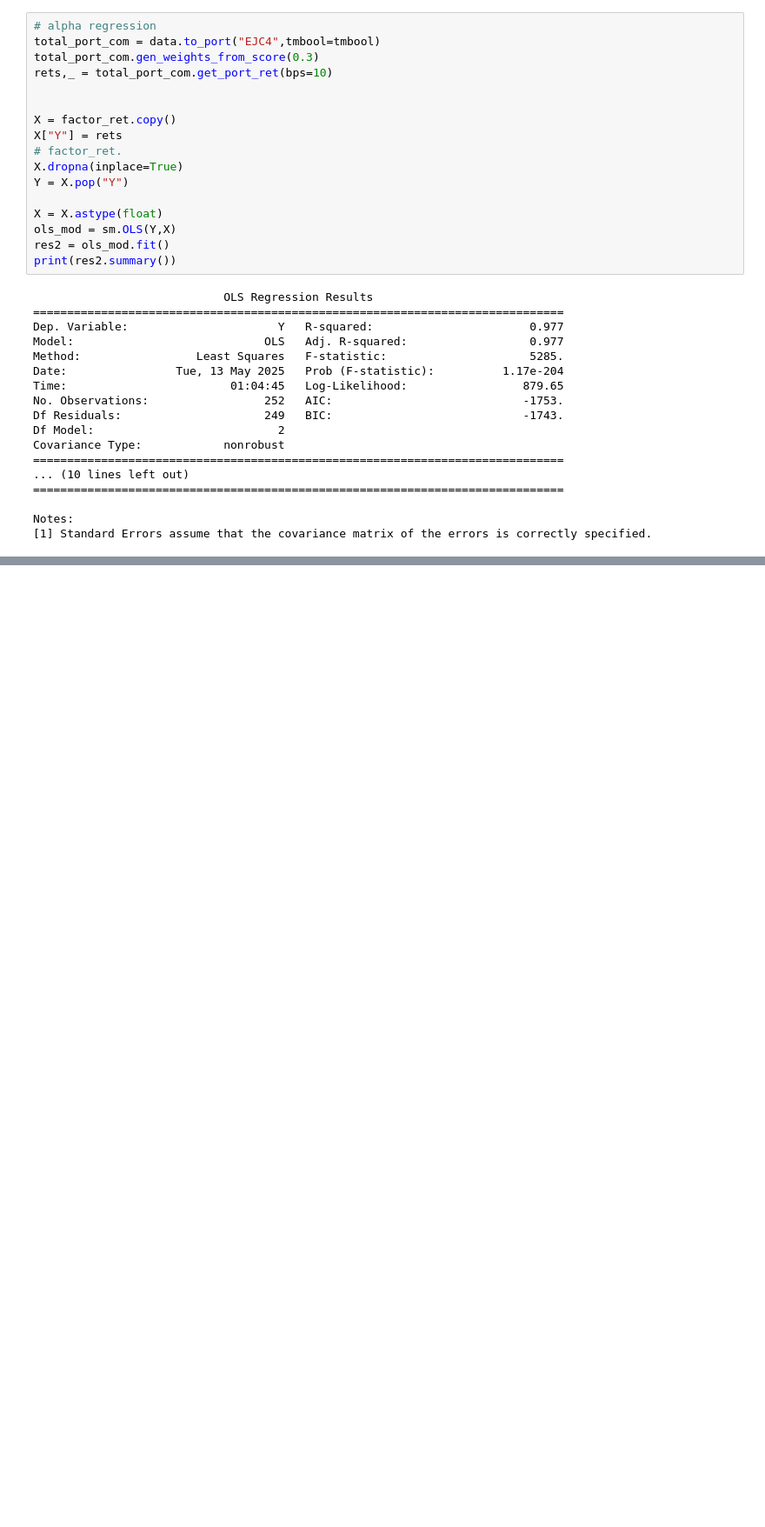
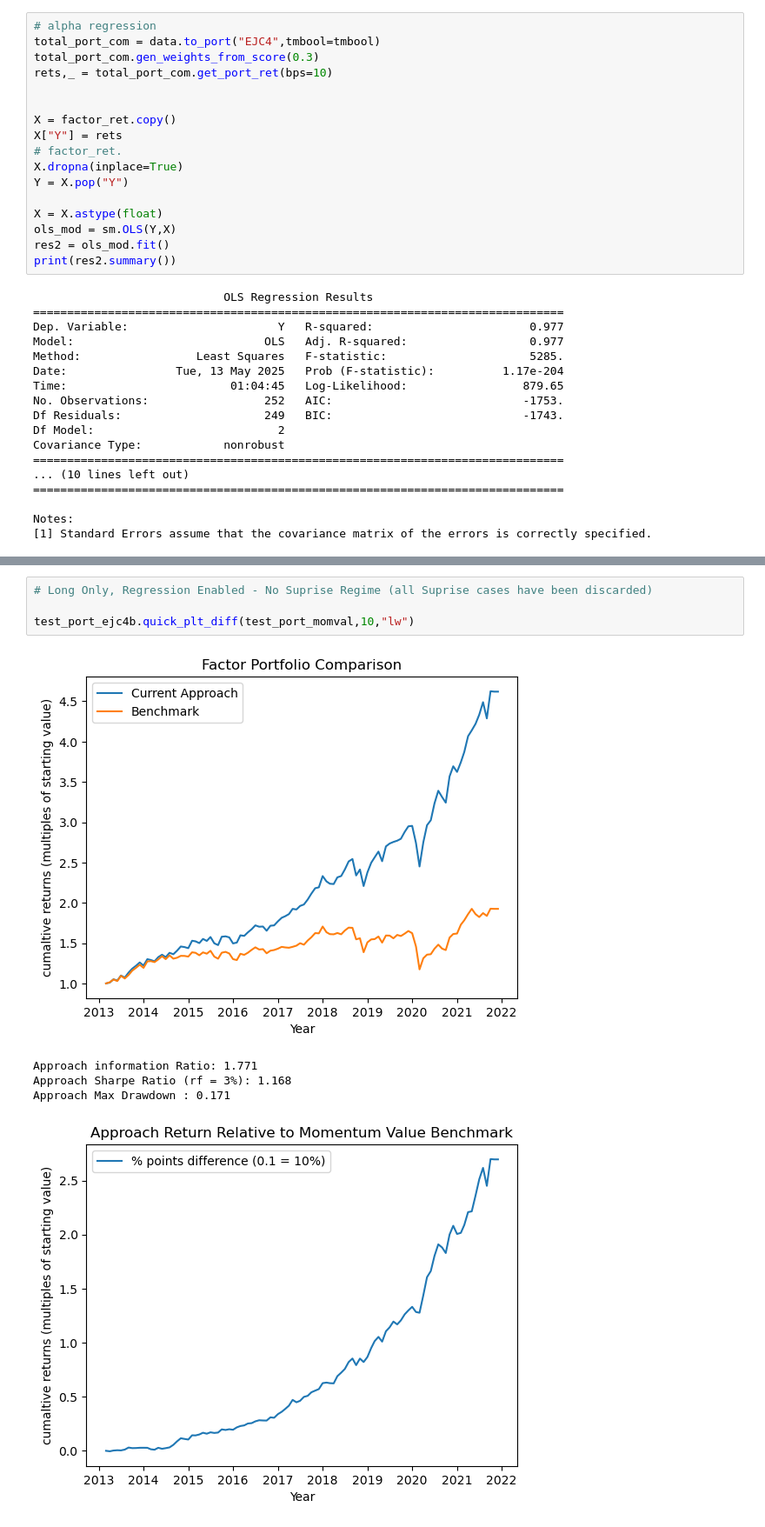
Before and after one commit to Toby3220/EF-5058-HFS, a Jupyter notebook: Group Project/main.ipynb, the cells around one changed output, grey strips where cells are left out. Shown at 87% size. Cells and saved outputs as stored; diff of their text form; blank space fills up the shorter version.

```diff
--- a/Group Project/main.ipynb
+++ b/Group Project/main.ipynb
@@ -1019 +1033,11 @@ Notes:
+# %%
+# Long Only, Regression Enabled - No Suprise Regime (all Suprise cases have been discarded)
+
+test_port_ejc4b.quick_plt_diff(test_port_momval,10,"lw")
+# %% [output]
+[figure, added]
+Approach information Ratio: 1.771
+Approach Sharpe Ratio (rf = 3%): 1.168
+Approach Max Drawdown : 0.171
+[figure, added]
 # %% [markdown]
```
Also changed, not shown: parts of 6 cells of this notebook.
